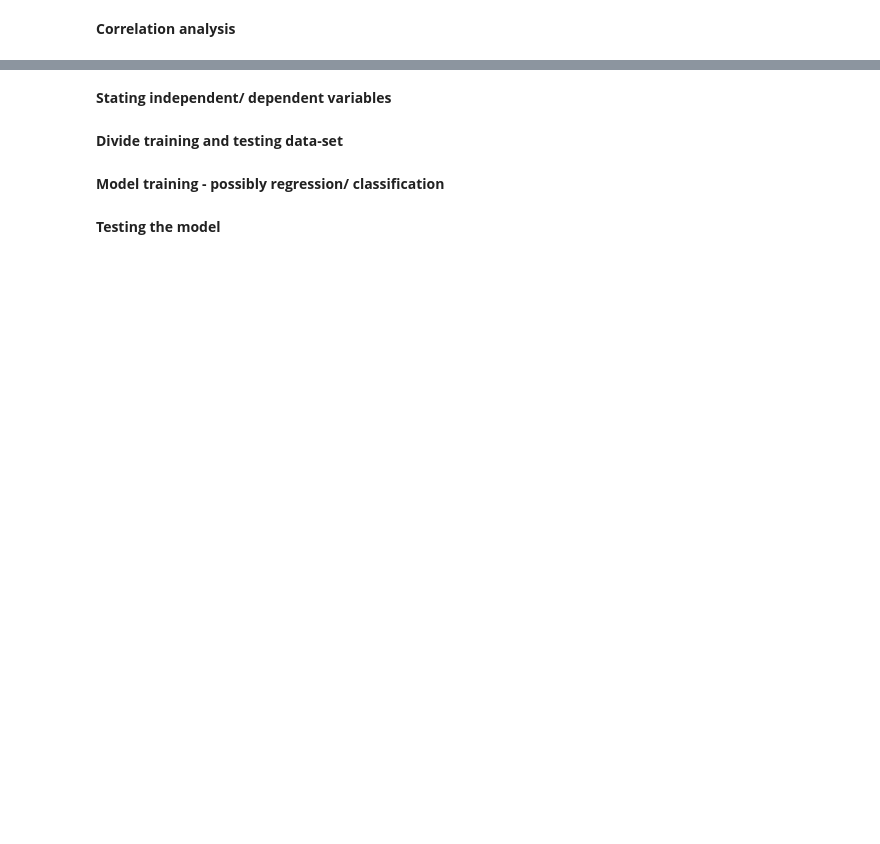
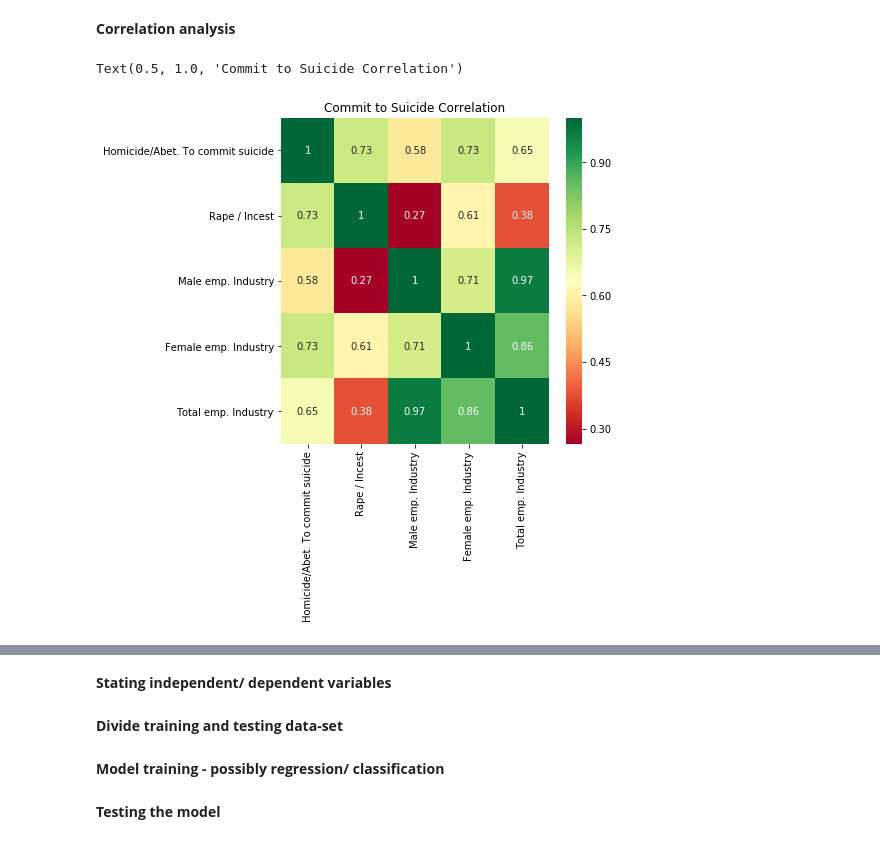
Before and after one commit to PraAnj/gov.lk.data.analysis, a Jupyter notebook: src/crime_analysis.ipynb, the cells around one changed output, grey strips where cells are left out. Saved outputs shown, nothing was run; the diff lists cells and outputs as text; code cells hidden in the pictures; blank space fills up the shorter version.

```diff
--- a/src/crime_analysis.ipynb
+++ b/src/crime_analysis.ipynb
@@ -119,2 +118,14 @@ result_rape_against_emp.head()
 # %% [markdown]
 **Correlation analysis**
+# %%
+result_suicide_against_emp = pd.concat([crime_data.iloc[:,[7,9]], emplyment_data.iloc[:,2:]], axis=1)
+
+corrValues = result_suicide_against_emp.corr(method='pearson')
+topCorrFeatures = corrValues.index[abs(corrValues['Homicide/Abet. To commit suicide']) >= 0.4]
+
+plt.figure(figsize=(6,6))
+ax = sns.heatmap(result_suicide_against_emp[topCorrFeatures].corr(), annot=True, cmap="RdYlGn")
+ax.set_title('Commit to Suicide Correlation')
+# %% [output]
+Text(0.5, 1.0, 'Commit to Suicide Correlation')
+[figure, added]
```
Also changed, not shown: parts of 6 cells of this notebook.
